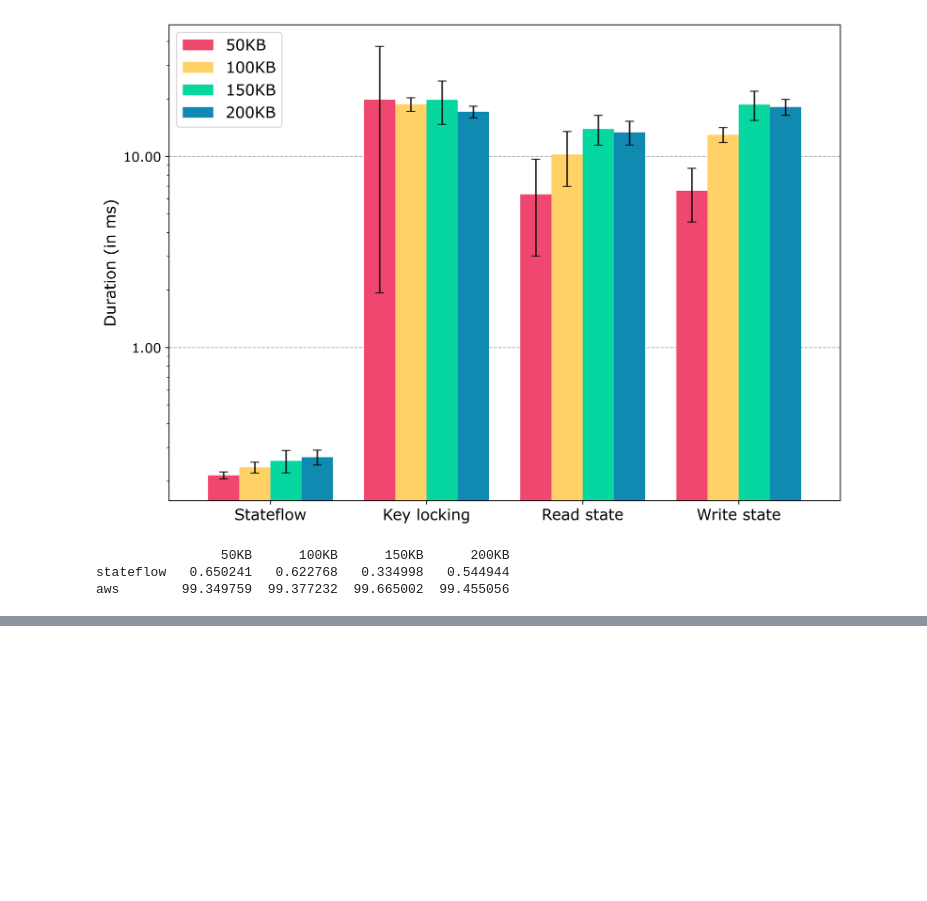
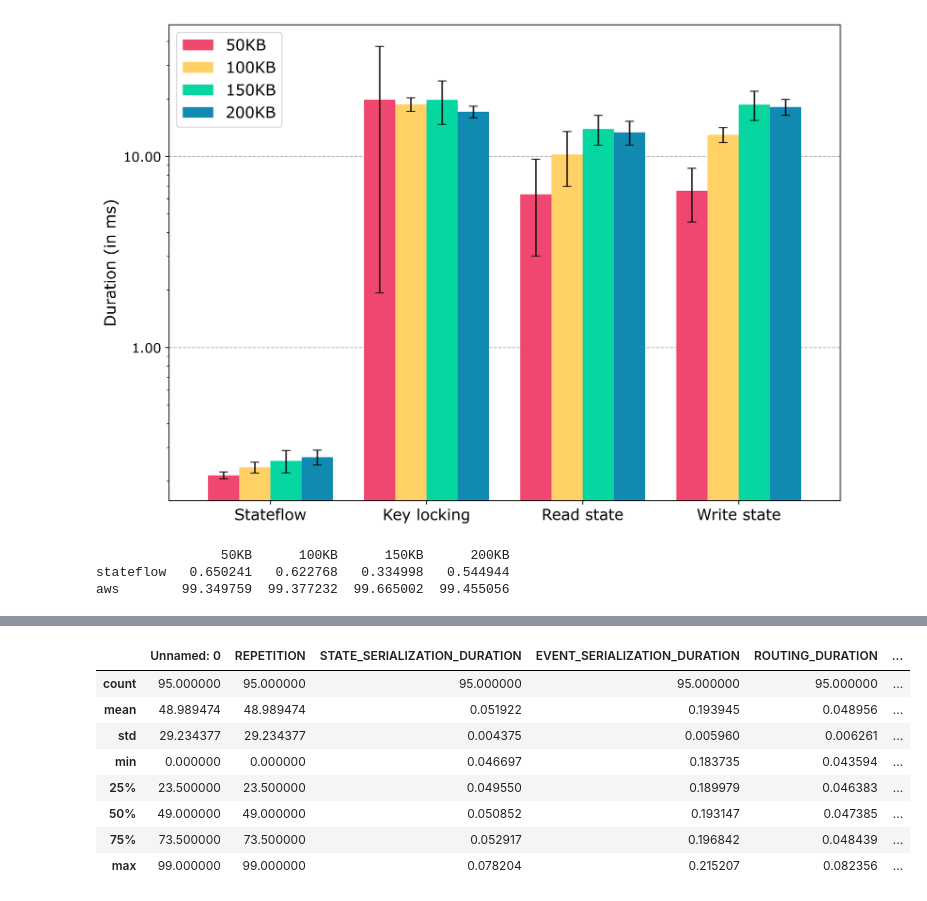
Before and after one commit to delftdata/stateflow-evaluation, a Jupyter notebook: results/overhead/overhead_results_with_runtime.ipynb, the cells around one changed output, grey strips where cells are left out. Cells and saved outputs as stored; diff of their text form; code cells hidden in the pictures; blank space fills up the shorter version.

```diff
--- a/results/overhead/overhead_results_with_runtime.ipynb
+++ b/results/overhead/overhead_results_with_runtime.ipynb
@@ -149,0 +153,18 @@ aws        99.349759  99.377232  99.665002  99.455056
+# %%
+eg10_data = pd.read_csv("with_runtime/aws_lambda_eg_10.csv")
+eg10_data = eg10_data[eg10_data["EVENT_SERIALIZATION_DURATION"] < eg10_data["EVENT_SERIALIZATION_DURATION"].quantile(0.95)]
+
+eg10_data["stateflow"] = eg10_data["ACTOR_CONSTRUCTION"] + eg10_data["ROUTING_DURATION"] + eg10_data["EVENT_SERIALIZATION_DURATION"] + eg10_data["STATE_SERIALIZATION_DURATION"] + eg10_data["EXECUTION_GRAPH_TRAVERSAL"]
+eg10_data["aws"] = eg10_data["READ_STATE"] + eg10_data["KEY_LOCKING"] + eg10_data["WRITE_STATE"]
+
+eg10_data.describe()
+# %% [output]
+|  | Unnamed: 0 | REPETITION | STATE_SERIALIZATION_DURATION | EVENT_SERIALIZATION_DURATION | ROUTING_DURATION | ... |
+| count | 95.000000 | 95.000000 | 95.000000 | 95.000000 | 95.000000 | ... |
+| mean | 48.989474 | 48.989474 | 0.051922 | 0.193945 | 0.048956 | ... |
+| std | 29.234377 | 29.234377 | 0.004375 | 0.005960 | 0.006261 | ... |
+| min | 0.000000 | 0.000000 | 0.046697 | 0.183735 | 0.043594 | ... |
+| 25% | 23.500000 | 23.500000 | 0.049550 | 0.189979 | 0.046383 | ... |
+| 50% | 49.000000 | 49.000000 | 0.050852 | 0.193147 | 0.047385 | ... |
+| 75% | 73.500000 | 73.500000 | 0.052917 | 0.196842 | 0.048439 | ... |
+| max | 99.000000 | 99.000000 | 0.078204 | 0.215207 | 0.082356 | ... |
```
Also changed, not shown: parts of 16 cells of this notebook, 5 other files.
